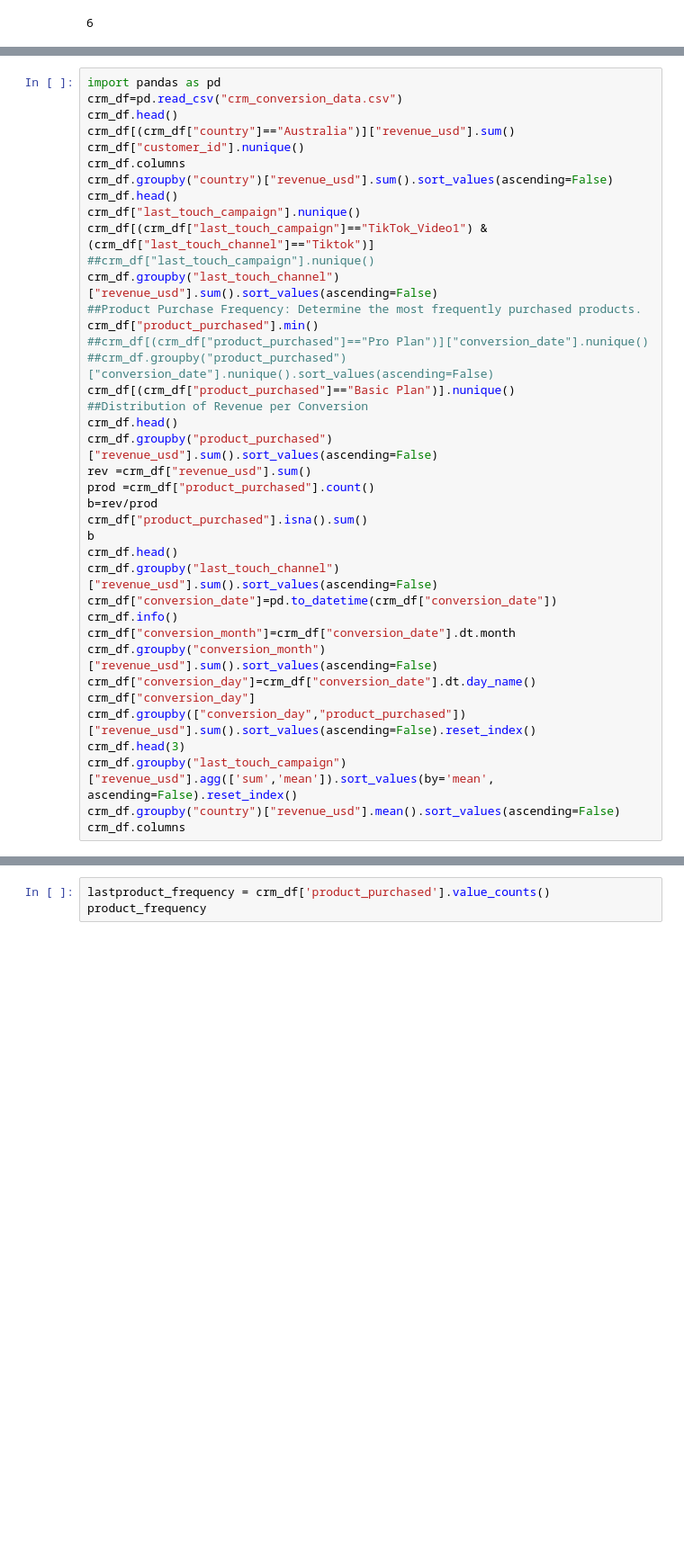
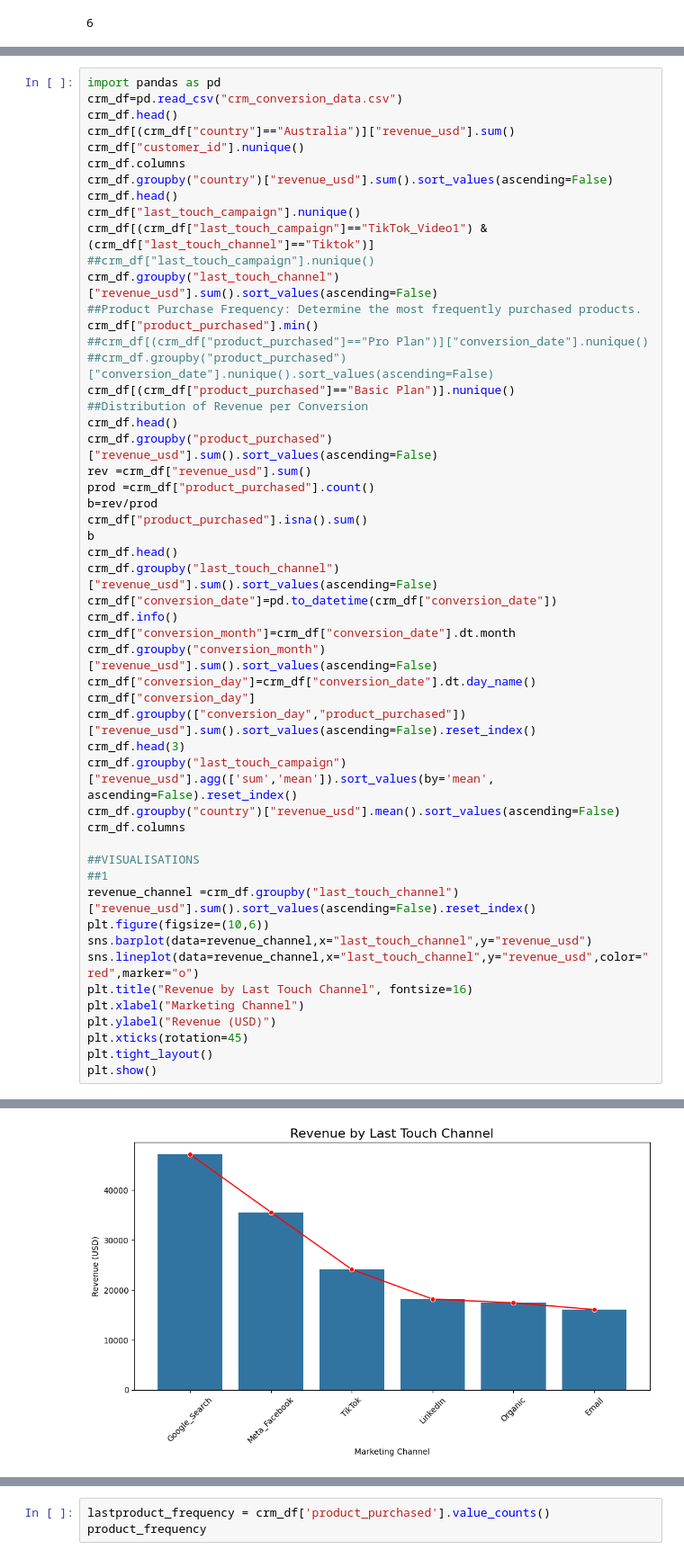
Before and after one commit to banerjee109/Infotact-Data-Team-2, a Jupyter notebook: Assignmenet_1_Roughbook.ipynb, the cells around one changed output, grey strips where cells are left out. Shown at 90% size. Saved outputs shown, nothing was run; the diff lists cells and outputs as text; blank space fills up the shorter version.

Commit message:
Created barplot along with trendline to assess revenue from last touch channel in crm_df

```diff
--- a/Assignmenet_1_Roughbook.ipynb
+++ b/Assignmenet_1_Roughbook.ipynb
@@ -544,6 +544,19 @@ crm_df.head(3)
 crm_df.groupby("last_touch_campaign")["revenue_usd"].agg(['sum','mean']).sort_values(by='mean', ascending=False).reset_index()
 crm_df.groupby("country")["revenue_usd"].mean().sort_values(ascending=False)
 crm_df.columns
+
+##VISUALISATIONS
+##1
+revenue_channel =crm_df.groupby("last_touch_channel")["revenue_usd"].sum().sort_values(ascending=False).reset_index()
+plt.figure(figsize=(10,6))
+sns.barplot(data=revenue_channel,x="last_touch_channel",y="revenue_usd")
+sns.lineplot(data=revenue_channel,x="last_touch_channel",y="revenue_usd",color="red",marker="o")
+plt.title("Revenue by Last Touch Channel", fontsize=16)
+plt.xlabel("Marketing Channel")
+plt.ylabel("Revenue (USD)")
+plt.xticks(rotation=45)
+plt.tight_layout()
+plt.show()
 # %% [output]
 <class 'pandas.core.frame.DataFrame'>
 RangeIndex: 600 entries, 0 to 599
@@ -566,3 +575,4 @@ Index(['customer_id', 'conversion_date', 'revenue_usd', 'last_touch_channel',
+[figure, added]
 # %%
 import pandas as pd
 crm_df = pd.read_csv("crm_conversion_data.csv")
```
Also changed, not shown: parts of 1 cell of this notebook.
